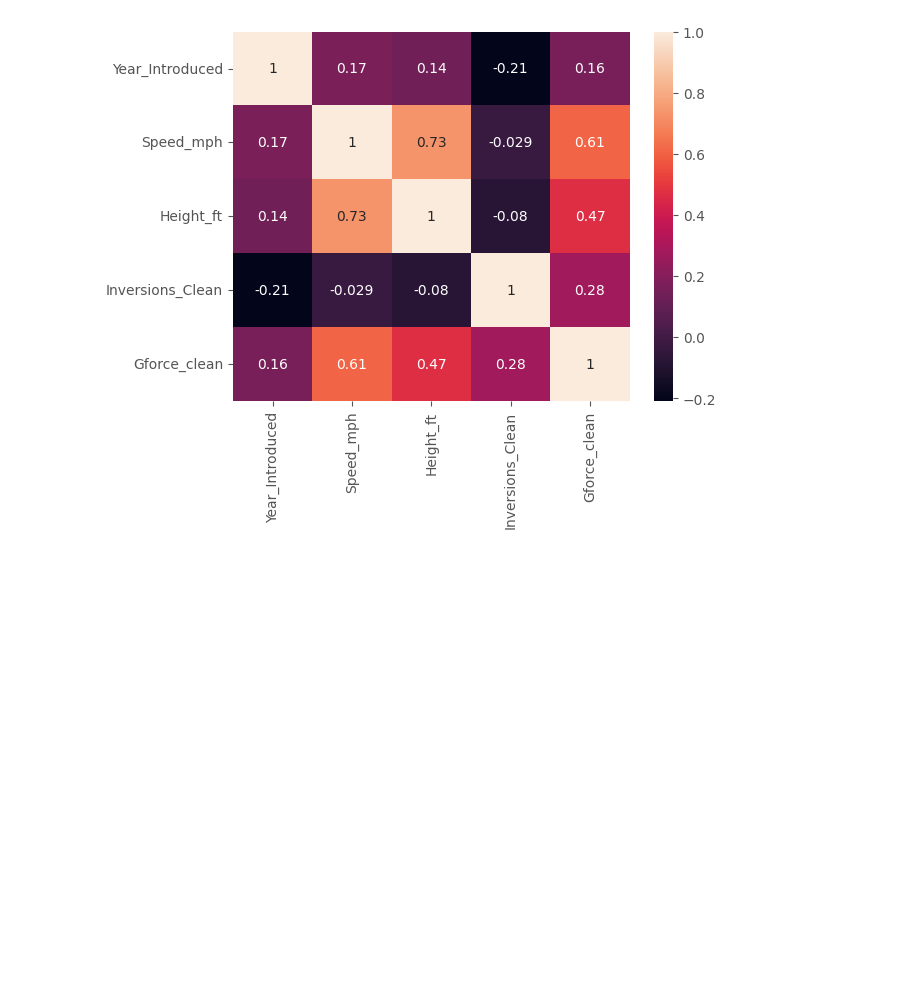
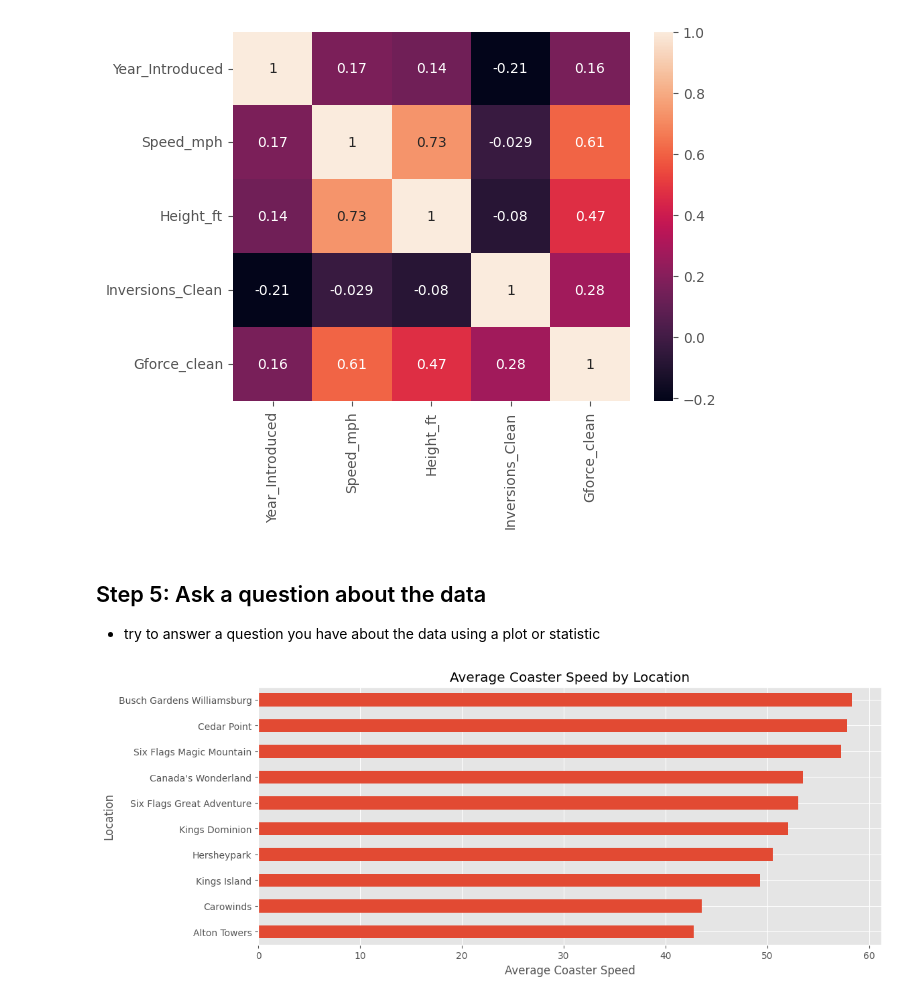
Before and after one commit to mateuslopes92/AI, a Jupyter notebook: exploratory_data_analysis/eda.ipynb, the cells around one changed output. Cells and saved outputs as stored; diff of their text form; code cells hidden in the pictures; blank space fills up the shorter version.

Commit message:
Asking a question on a dataset

```diff
--- a/exploratory_data_analysis/eda.ipynb
+++ b/exploratory_data_analysis/eda.ipynb
@@ -306,3 +306,19 @@ sns.heatmap(df_corr, annot=True)
 # %% [output]
 <Axes: >
 [figure]
+# %% [markdown]
+## Step 5: Ask a question about the data
+- try to answer a question you have about the data using a plot or statistic
+# %%
+# What are the locations with the fastest roller coasters (min of 10)?
+ax = df.query('Location != "Other"') \
+.groupby('Location')['Speed_mph'] \
+.agg(['mean', 'count']) \
+.query('count >= 10') \
+.sort_values('mean')['mean'] \
+.plot(kind="barh", figsize=(12,5), title="Average Coaster Speed by Location")
+
+ax.set_xlabel('Average Coaster Speed')
+plt.show()
+# %% [output]
+[figure, added]
```
